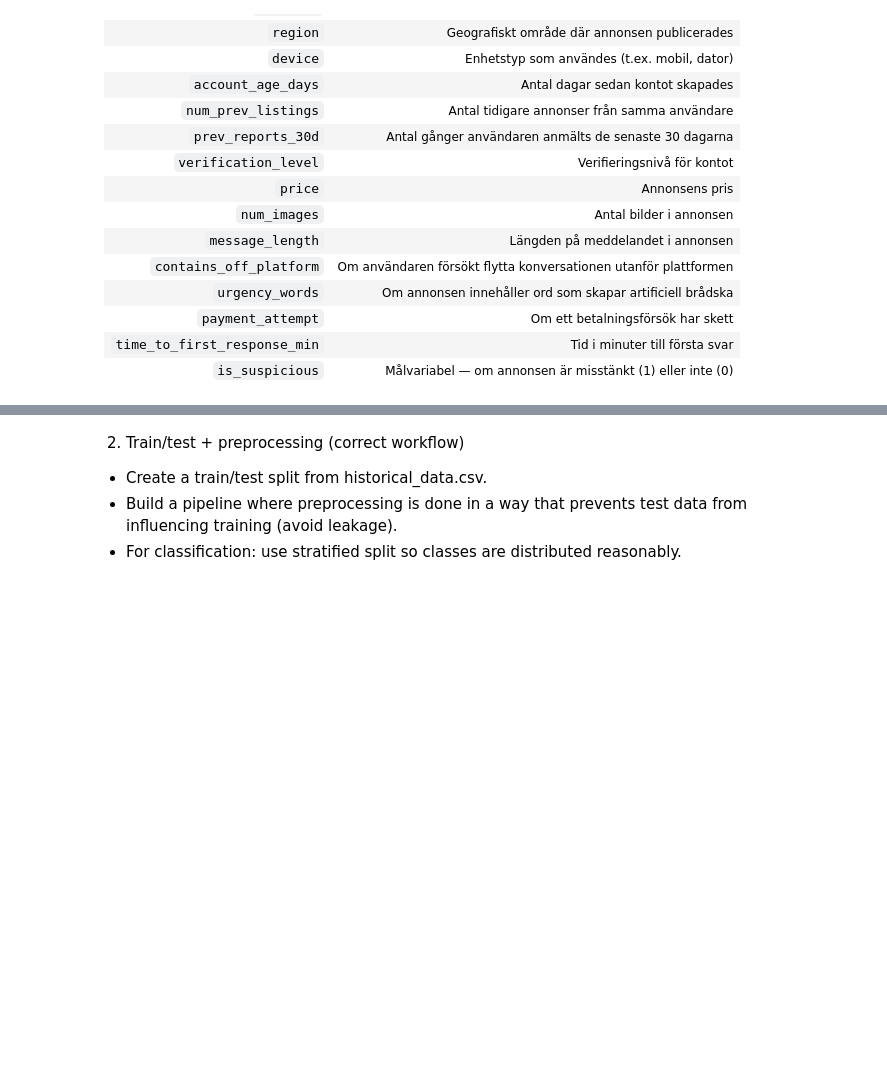
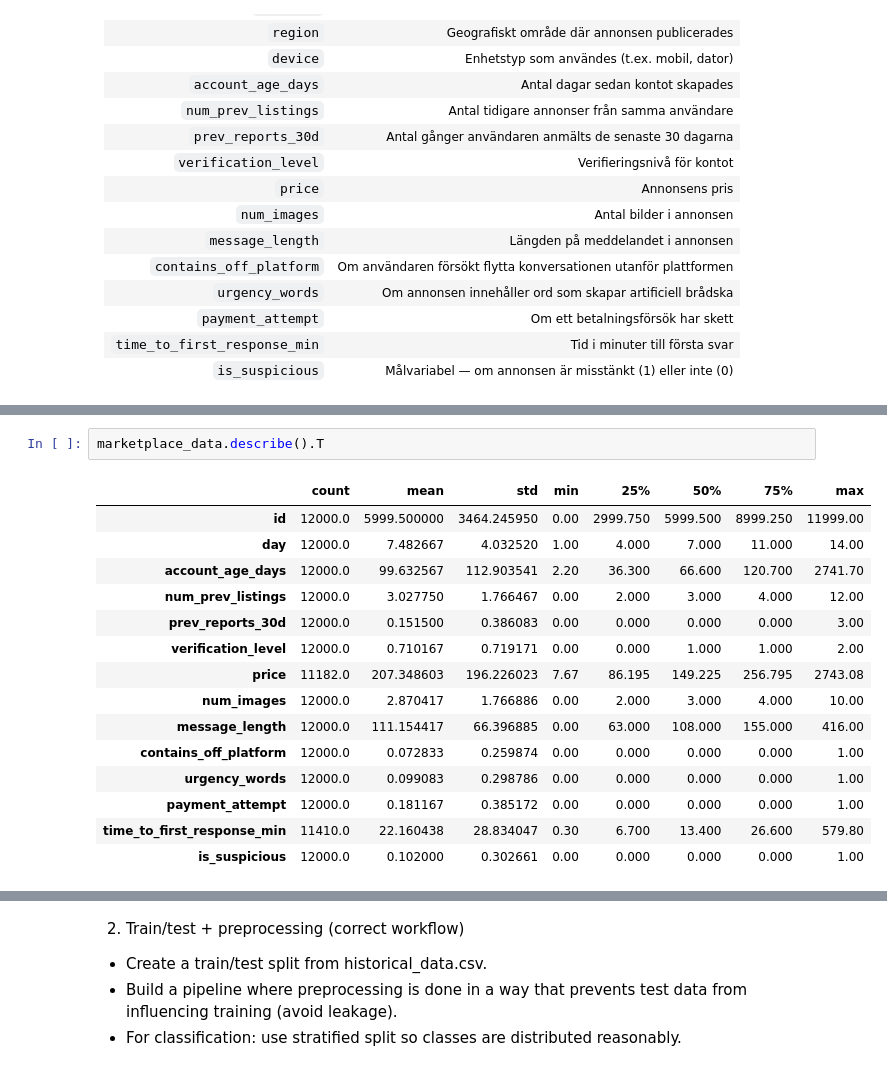
Before and after one commit to IreneGrisenti/Marketplace_Safety_Scam_detection, a Jupyter notebook: Notebooks/scam_detection_model.ipynb, the cells around one changed output, grey strips where cells are left out. Saved outputs shown, nothing was run; the diff lists cells and outputs as text; blank space fills up the shorter version.

```diff
--- a/Notebooks/scam_detection_model.ipynb
+++ b/Notebooks/scam_detection_model.ipynb
@@ -81,0 +97,18 @@ sns.set_theme(palette="rocket", font="Helvetica")
+# %%
+marketplace_data.describe().T
+# %% [output]
+|  | count | mean | std | min | 25% | 50% | 75% | max |
+| id | 12000.0 | 5999.500000 | 3464.245950 | 0.00 | 2999.750 | 5999.500 | 8999.250 | 11999.00 |
+| day | 12000.0 | 7.482667 | 4.032520 | 1.00 | 4.000 | 7.000 | 11.000 | 14.00 |
+| account_age_days | 12000.0 | 99.632567 | 112.903541 | 2.20 | 36.300 | 66.600 | 120.700 | 2741.70 |
+| num_prev_listings | 12000.0 | 3.027750 | 1.766467 | 0.00 | 2.000 | 3.000 | 4.000 | 12.00 |
+| prev_reports_30d | 12000.0 | 0.151500 | 0.386083 | 0.00 | 0.000 | 0.000 | 0.000 | 3.00 |
+| verification_level | 12000.0 | 0.710167 | 0.719171 | 0.00 | 0.000 | 1.000 | 1.000 | 2.00 |
+| price | 11182.0 | 207.348603 | 196.226023 | 7.67 | 86.195 | 149.225 | 256.795 | 2743.08 |
+| num_images | 12000.0 | 2.870417 | 1.766886 | 0.00 | 2.000 | 3.000 | 4.000 | 10.00 |
+| message_length | 12000.0 | 111.154417 | 66.396885 | 0.00 | 63.000 | 108.000 | 155.000 | 416.00 |
+| contains_off_platform | 12000.0 | 0.072833 | 0.259874 | 0.00 | 0.000 | 0.000 | 0.000 | 1.00 |
+| urgency_words | 12000.0 | 0.099083 | 0.298786 | 0.00 | 0.000 | 0.000 | 0.000 | 1.00 |
+| payment_attempt | 12000.0 | 0.181167 | 0.385172 | 0.00 | 0.000 | 0.000 | 0.000 | 1.00 |
+| time_to_first_response_min | 11410.0 | 22.160438 | 28.834047 | 0.30 | 6.700 | 13.400 | 26.600 | 579.80 |
+| is_suspicious | 12000.0 | 0.102000 | 0.302661 | 0.00 | 0.000 | 0.000 | 0.000 | 1.00 |
```
Also changed, not shown: parts of 8 cells of this notebook, 1 other file.
